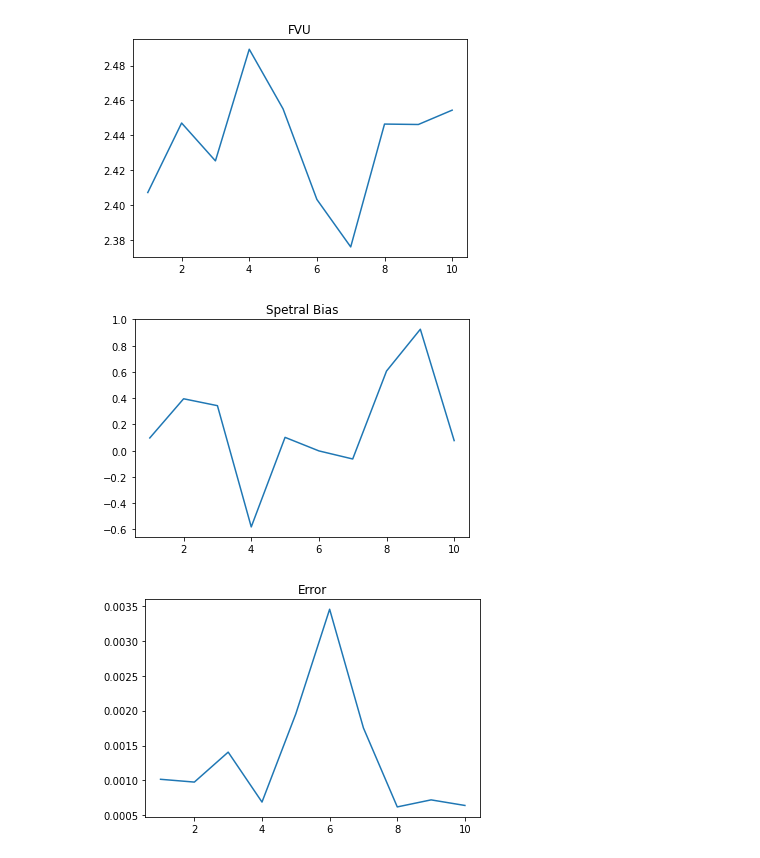
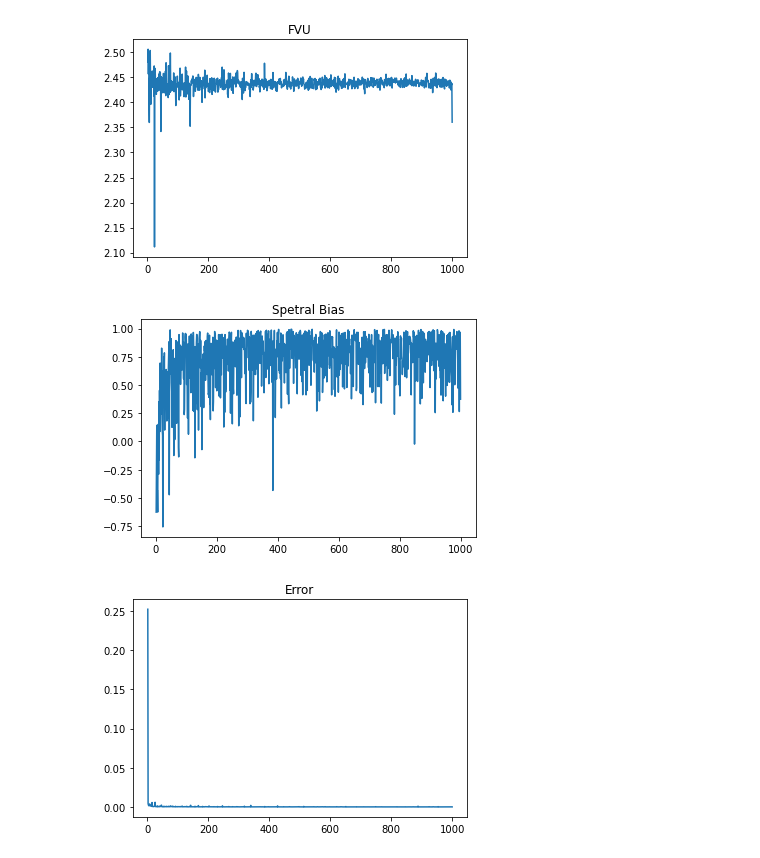
Before and after one commit to kathkkkkkk/Master-thesis, a Jupyter notebook: Experiment_2_method_2.ipynb, the cells around one changed output. Cells and saved outputs as stored; diff of their text form; code cells hidden in the pictures.

```diff
--- a/Experiment_2_method_2.ipynb
+++ b/Experiment_2_method_2.ipynb
@@ -103,5 +77,5 @@ print(w0)
 # %%
-def method_2(x, y, pred, w0, px):
+def method_2(w0, x, y, pred, px):
 
     N = len(x)
     d = 1
@@ -178,12 +146,0 @@ model.compile(optimizer = 'adam', loss = 'mse')
-# %%
-tf.random.set_seed(seed)
-beta = model.fit(x_train, y_train, epochs=10, batch_size=32)
-
-x_norm = (x_validation - x_mean)/x_std
-pred = model.predict(x_norm)
-pred = pred * y_std + y_mean
-pred = np.reshape(pred, (N_train, 1))
-
-SB = method_2(x_validation, y_validation, pred, w0, px_validation)
-print(SB)
-SB[0, 0]
@@ -212,23 +246,32 @@ class Compute_SB_Callback(keras.callbacks.Callback):
 
 
         # predicting the data
-        x_norm = (x_validation - x_mean)/x_std
-        pred = model.predict(x_norm)
+        x_tr_norm = (x_train - x_mean)/x_std
+        pred = model.predict(x_tr_norm)
         pred = pred * y_std + y_mean
         pred = np.reshape(pred, (N_train, 1))
 
-        FVU = FVU_compute(y_train, pred)
-        SB = method_2(x_validation, y_validation, pred, w0, px_validation)
+        x_vali_norm = (x_validation - x_mean)/x_std
+        pred_validation = model.predict(x_vali_norm)
+        pred_validation = pred_validation * y_std + y_mean
+        pred_validation = np.reshape(pred_validation, (N_train, 1))
+
+        FVU_vali= FVU_compute(y_validation, pred_validation)
+        SB = method_2(w0, x_validation, y_validation, pred_validation, px_validation)
         print(SB)
 
         i = int(epoch - 1)
-        FVU_list[i] = FVU
+        FVU_vali_list[i] = FVU_vali
         SB_list[i] = SB[0,0]
 
         #print(SB)
 # %%
-N_epoch = 10
-FVU_list = np.zeros(N_epoch)
+# compling the model
+adam = keras.optimizers.SGD(learning_rate=0.001)
+model.compile(optimizer = 'adam', loss = 'mse')
+
+N_epoch = 1000
+FVU_vali_list = np.zeros(N_epoch)
 SB_list = np.zeros(N_epoch)
 
 SB_callback = Compute_SB_Callback()
@@ -260,20 +301,20 @@ Epoch 10/10
 # %%
 epoch_list = np.arange(1, N_epoch+1)
 
-plt.plot(epoch_list, FVU_list)
+plt.plot(epoch_list, FVU_vali_list)
 #plt.ylim(0,1)
 plt.title('FVU')
 plt.show()
 
 plt.plot(epoch_list, SB_list)
 plt.title('Spetral Bias')
 plt.show()
 
 plt.plot(epoch_list, my_loss)
 plt.title('Error')
 #plt.ylim(0,0.05)
 plt.show()
 # %% [output]
-[figure, old version]
+[figure, new version]
-[figure, old version]
+[figure, new version]
-[figure, old version]
+[figure, new version]
```
Also changed, not shown: parts of 7 cells of this notebook, 3 other files.
